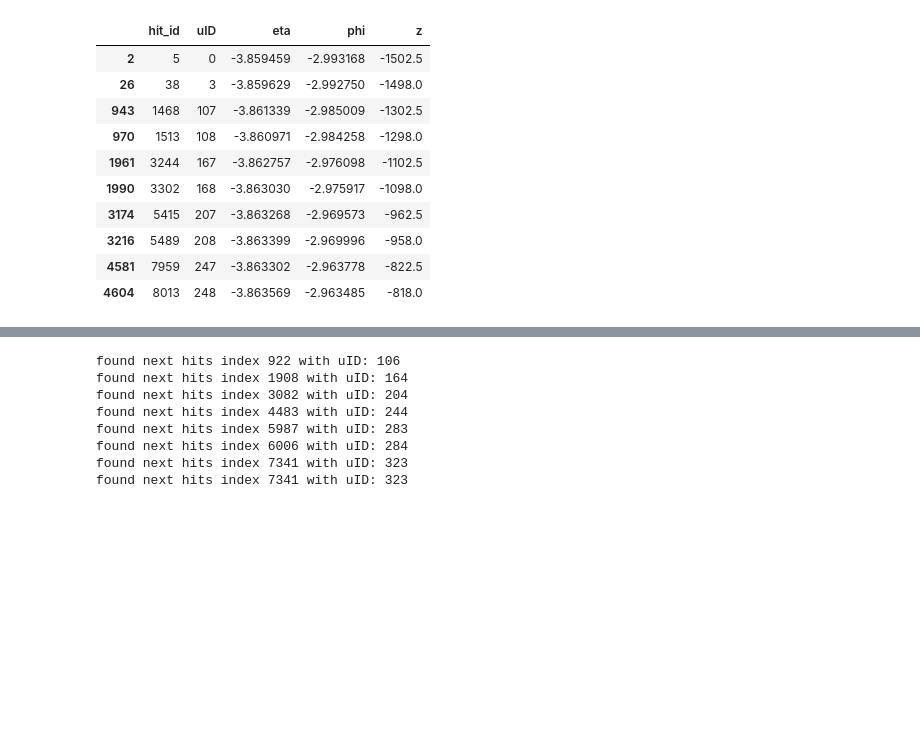
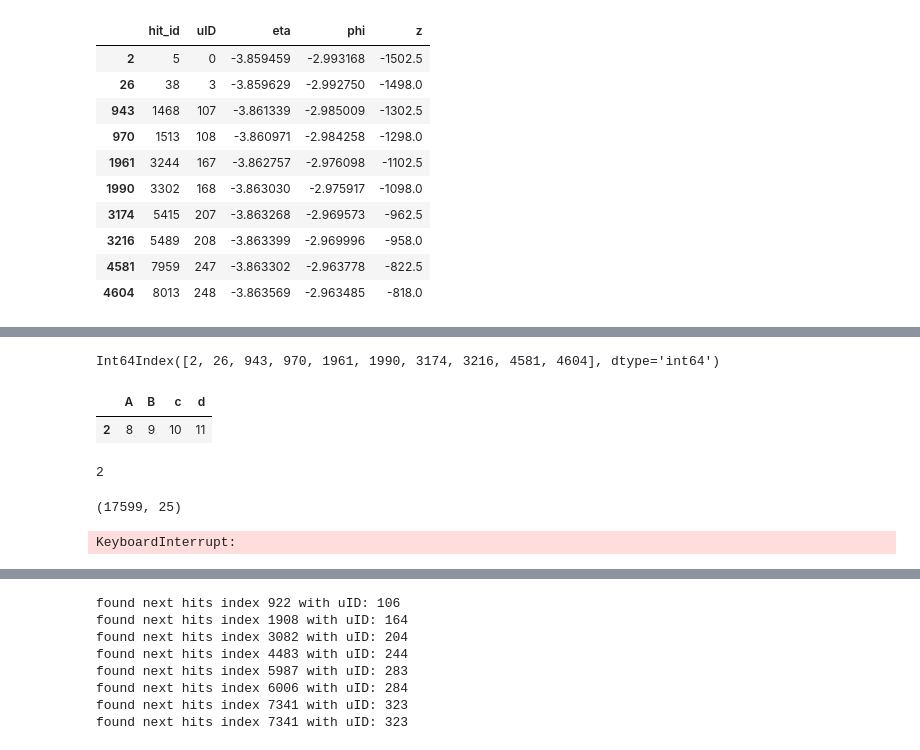
Before and after one commit to xju2/trackingML, a Jupyter notebook: Test RNN.ipynb, the cells around one changed output, grey strips where cells are left out. Saved outputs shown, nothing was run; the diff lists cells and outputs as text; code cells hidden in the pictures; blank space fills up the shorter version.

```diff
--- a/Test RNN.ipynb
+++ b/Test RNN.ipynb
@@ -475,0 +440,4 @@ found next hits index 5968 with uID: 283
+# %%
+this_track.index
+# %% [output]
+Int64Index([2, 26, 943, 970, 1961, 1990, 3174, 3216, 4581, 4604], dtype='int64')
@@ -475,0 +485,17 @@ found next hits index 5968 with uID: 283
+# %%
+df = pd.DataFrame(np.arange(12).reshape(3, 4), columns=['A', 'B', 'c', 'd'])
+# %%
+new_df = df.drop([0, 1])
+new_df
+# %% [output]
+|  | A | B | c | d |
+| 2 | 8 | 9 | 10 | 11 |
+# %%
+new_df.loc[new_df['A'] == 8, 'B'] = 9.9
+new_df.index[0]
+# %% [output]
+2
+# %%
+truth_submission.shape
+# %% [output]
+(17599, 25)
@@ -475,0 +505,9 @@ found next hits index 5968 with uID: 283
+# %%
+track_id = 1
+while truth_cp1.shape[0] > 0:
+    # find a track
+    hit_indexs, hit_uIDs = tag_a_chain(truth_submission, truth_cp1, truth_cp1.iloc[0], track_id)
+    truth_cp1 = truth_cp1.drop(truth_cp1.index[0]+hit_indexs)
+    track_id += 1
+# %% [output]
+KeyboardInterrupt:
```
Also changed, not shown: parts of 8 cells of this notebook, 5 other files.
